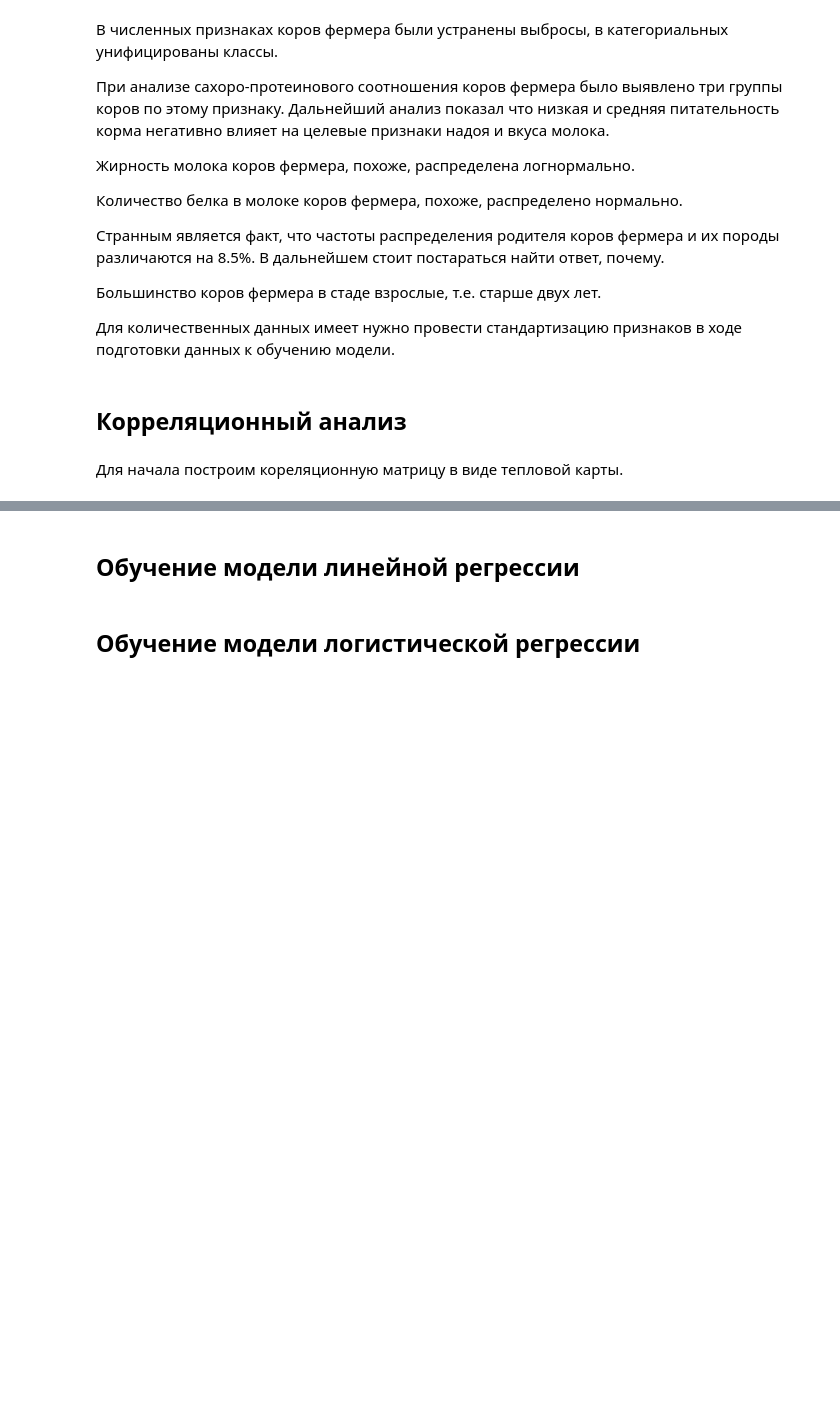
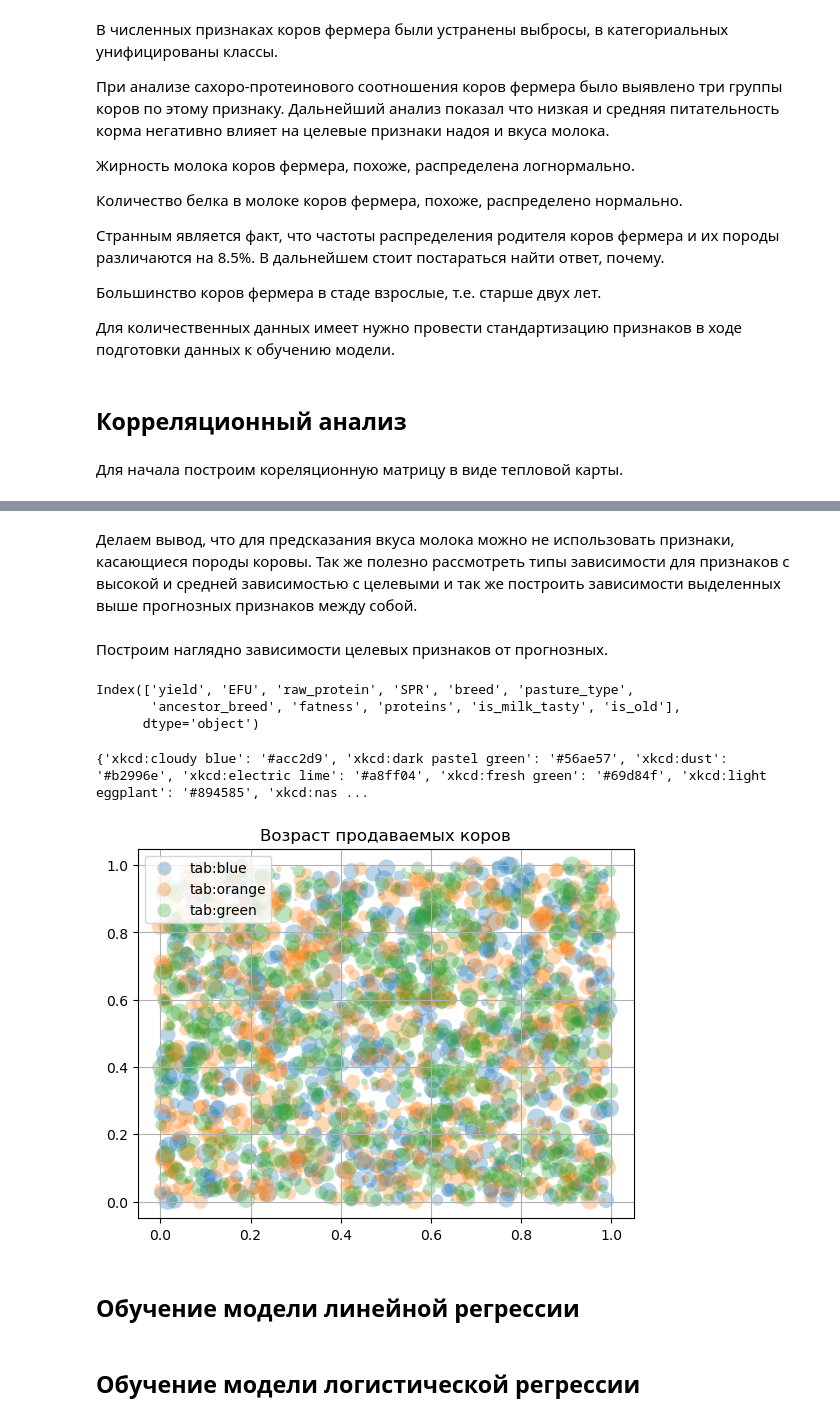
Before and after one commit to EvanderLatine/DS_Practicum, a Jupyter notebook: Ferm_Predictions/research.ipynb, the cells around one changed output, grey strips where cells are left out. Drawn from its saved outputs; the diff is of its cells as text; code cells hidden in the pictures; blank space fills up the shorter version.

```diff
--- a/Ferm_Predictions/research.ipynb
+++ b/Ferm_Predictions/research.ipynb
@@ -709,3 +752,37 @@ sns.heatmap(own_herd.drop("id", axis = 1).phik_matrix(interval_cols = ["yield",
+# %% [markdown]
+Делаем вывод, что для предсказания вкуса молока можно не использовать признаки, касающиеся породы коровы. Так же полезно рассмотреть типы зависимости для признаков с высокой и средней зависимостью с целевыми и так же построить зависимости выделенных выше прогнозных признаков между собой.
+# %% [markdown]
+Построим наглядно зависимости целевых признаков от прогнозных.
+# %%
+print(phi_k.index)
+# %% [output]
+Index(['yield', 'EFU', 'raw_protein', 'SPR', 'breed', 'pasture_type',
+       'ancestor_breed', 'fatness', 'proteins', 'is_milk_tasty', 'is_old'],
+      dtype='object')
+# %%
+def get_cmap(n, name='hsv'):
+    '''Returns a function that maps each index in 0, 1, ..., n-1 to a distinct
+    RGB color; the keyword argument name must be a standard mpl colormap name.'''
+    return plt.cm.get_cmap(name, n)
+
+print(get_cmap(len(data)))
+# %% [output]
+{'xkcd:cloudy blue': '#acc2d9', 'xkcd:dark pastel green': '#56ae57', 'xkcd:dust': '#b2996e', 'xkcd:electric lime': '#a8ff04', 'xkcd:fresh green': '#69d84f', 'xkcd:light eggplant': '#894585', 'xkcd:nas ...
+# %%
+fig, ax = plt.subplots()
+for color in ['tab:blue', 'tab:orange', 'tab:green']:
+    n = 750
+    x, y = np.random.rand(2, n)
+    scale = 200.0 * np.random.rand(n)
+    ax.scatter(x, y, c=color, s=scale, label=color,
+               alpha=0.3, edgecolors='none')
+
+ax.legend()
+ax.grid(True)
+ax.set_title("Возраст продаваемых коров")
+plt.show()
+# %% [output]
+[figure, added]
 # %% [markdown]
 ## Обучение модели линейной регрессии
 # %% [markdown]
```
Also changed, not shown: parts of 4 cells of this notebook.
